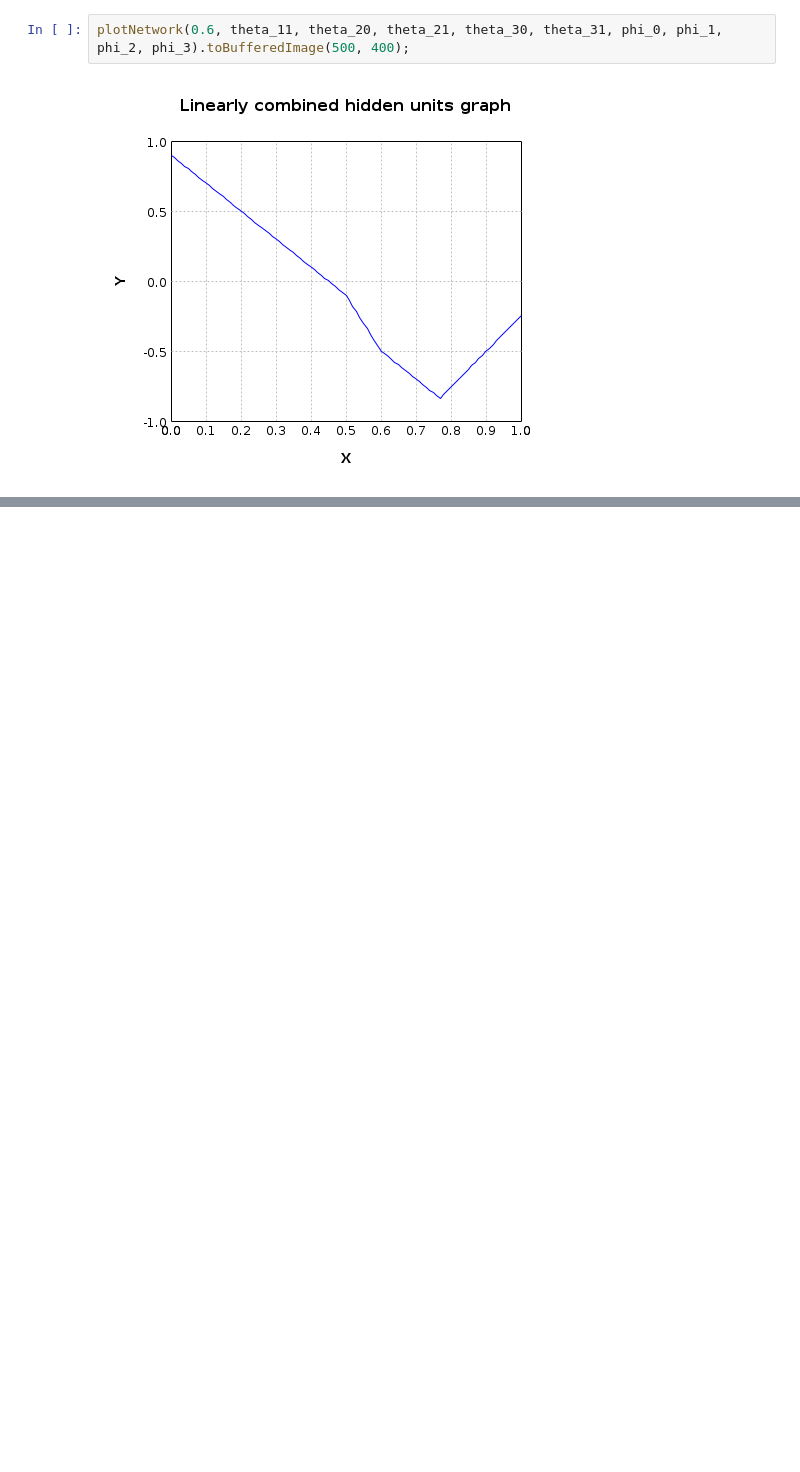
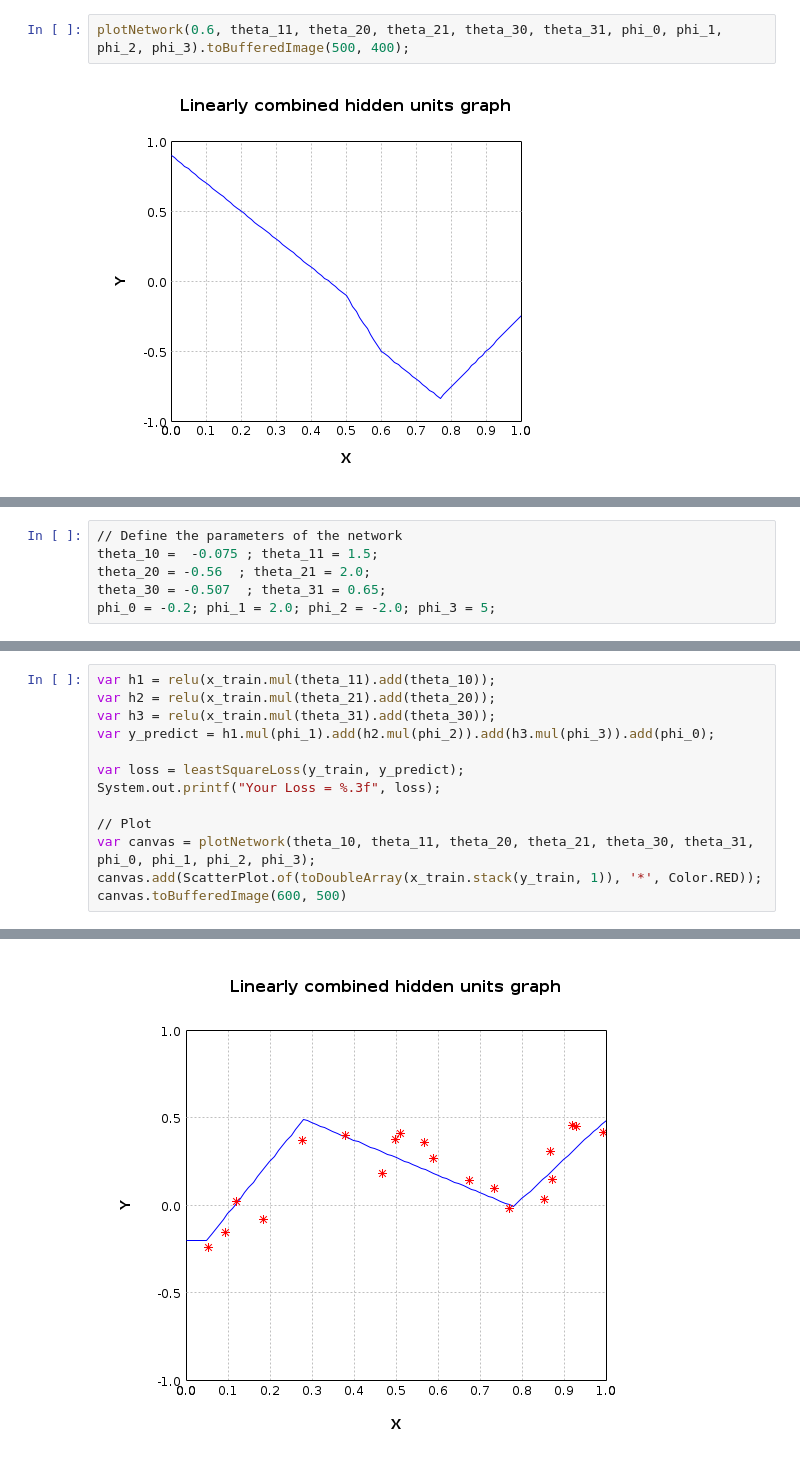
Before and after one commit to jamalromero/colab, a Jupyter notebook: 3_1_Shallow_Networks_I.ipynb, the cells around one changed output, grey strips where cells are left out. Drawn from its saved outputs; the diff is of its cells as text; blank space fills up the shorter version.

```diff
--- a/3_1_Shallow_Networks_I.ipynb
+++ b/3_1_Shallow_Networks_I.ipynb
@@ -228,0 +251,6 @@ To remove to zero-slope segment, we either move the first joint or the second jo
+# %%
+// Define the parameters of the network
+theta_10 =  -0.075 ; theta_11 = 1.5;
+theta_20 = -0.56  ; theta_21 = 2.0;
+theta_30 = -0.507  ; theta_31 = 0.65;
+phi_0 = -0.2; phi_1 = 2.0; phi_2 = -2.0; phi_3 = 5;
@@ -228,0 +273,14 @@ To remove to zero-slope segment, we either move the first joint or the second jo
+# %%
+var h1 = relu(x_train.mul(theta_11).add(theta_10));
+var h2 = relu(x_train.mul(theta_21).add(theta_20));
+var h3 = relu(x_train.mul(theta_31).add(theta_30));
+var y_predict = h1.mul(phi_1).add(h2.mul(phi_2)).add(h3.mul(phi_3)).add(phi_0);
+
+var loss = leastSquareLoss(y_train, y_predict);
+System.out.printf("Your Loss = %.3f", loss);
+
+// Plot
+var canvas = plotNetwork(theta_10, theta_11, theta_20, theta_21, theta_30, theta_31, phi_0, phi_1, phi_2, phi_3);
+canvas.add(ScatterPlot.of(toDoubleArray(x_train.stack(y_train, 1)), '*', Color.RED));
+canvas.toBufferedImage(600, 500)
+# %% [output]
@@ -228,0 +288 @@ To remove to zero-slope segment, we either move the first joint or the second jo
+[figure, added]
```
Also changed, not shown: parts of 8 cells of this notebook.
